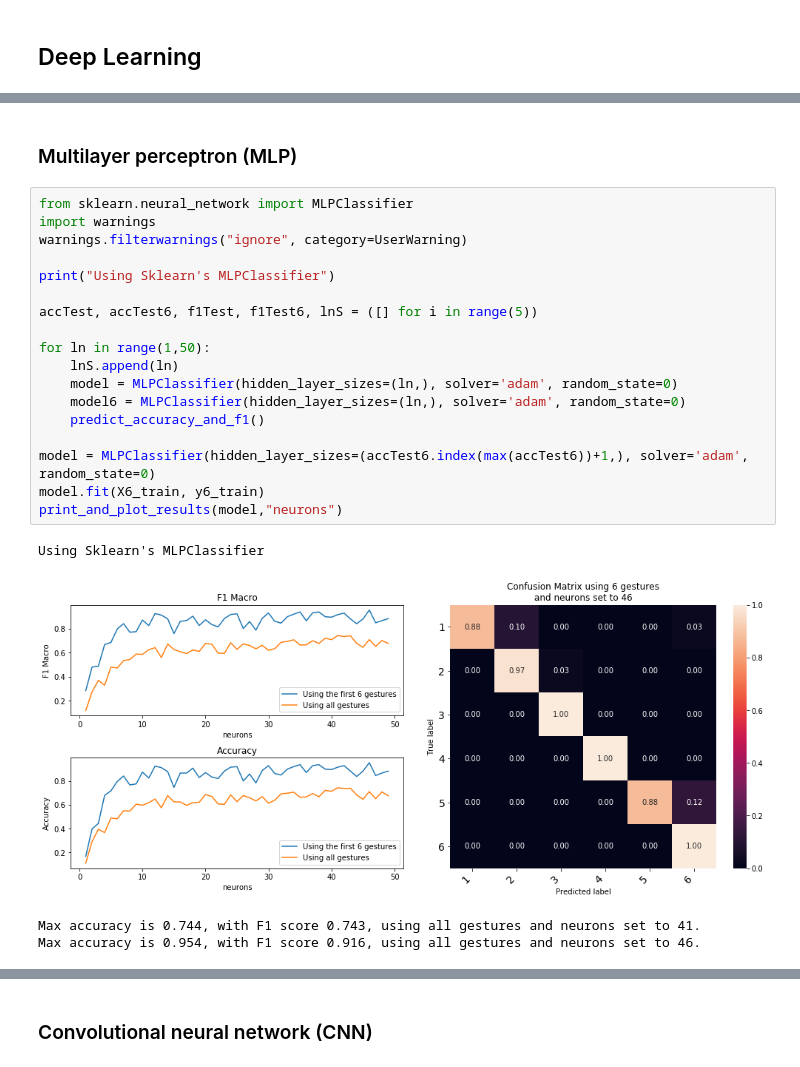
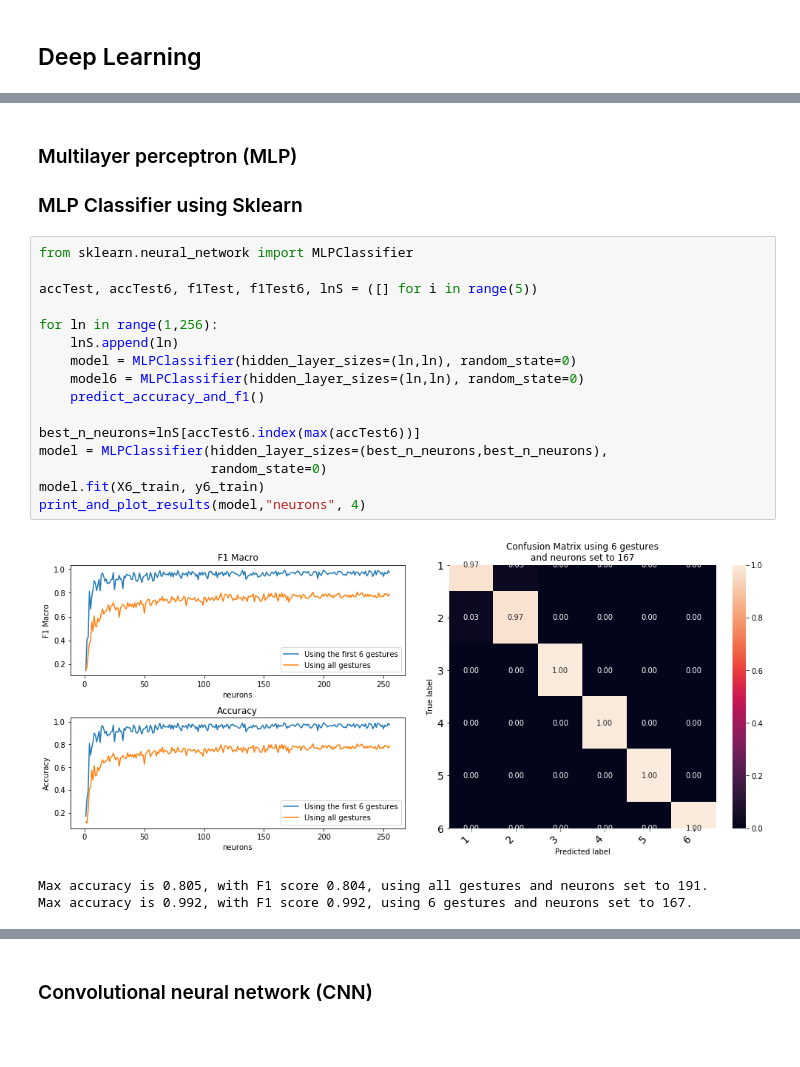
Before and after one commit to LeonVitanos/bachelor-thesis, a Jupyter notebook: Thesis.ipynb, the cells around one changed output, grey strips where cells are left out. Drawn from its saved outputs; the diff is of its cells as text; blank space fills up the shorter version.

```diff
--- a/Thesis.ipynb
+++ b/Thesis.ipynb
@@ -288,25 +345,24 @@ Using TensorFlow backend.
 # %% [markdown]
 ### Multilayer perceptron (MLP)
+
+### MLP Classifier using Sklearn
 # %%
 from sklearn.neural_network import MLPClassifier
-import warnings
-warnings.filterwarnings("ignore", category=UserWarning)
-
-print("Using Sklearn's MLPClassifier")
 
 accTest, accTest6, f1Test, f1Test6, lnS = ([] for i in range(5))
 
-for ln in range(1,50):
+for ln in range(1,256):
     lnS.append(ln)
-    model = MLPClassifier(hidden_layer_sizes=(ln,), solver='adam', random_state=0)
-    model6 = MLPClassifier(hidden_layer_sizes=(ln,), solver='adam', random_state=0)
+    model = MLPClassifier(hidden_layer_sizes=(ln,ln), random_state=0)
+    model6 = MLPClassifier(hidden_layer_sizes=(ln,ln), random_state=0)
     predict_accuracy_and_f1()
 
-model = MLPClassifier(hidden_layer_sizes=(accTest6.index(max(accTest6))+1,), solver='adam', random_state=0)
+best_n_neurons=lnS[accTest6.index(max(accTest6))]
+model = MLPClassifier(hidden_layer_sizes=(best_n_neurons,best_n_neurons),
+                      random_state=0)
 model.fit(X6_train, y6_train)
-print_and_plot_results(model,"neurons")
+print_and_plot_results(model,"neurons", 4)
 # %% [output]
+[figure, new version]
-Using Sklearn's MLPClassifier
+Max accuracy is 0.805, with F1 score 0.804, using all gestures and neurons set to 191.
+Max accuracy is 0.992, with F1 score 0.992, using 6 gestures and neurons set to 167.
-[figure, old version]
-Max accuracy is 0.744, with F1 score 0.743, using all gestures and neurons set to 41.
-Max accuracy is 0.954, with F1 score 0.916, using all gestures and neurons set to 46.
```
Also changed, not shown: parts of 25 cells of this notebook.
